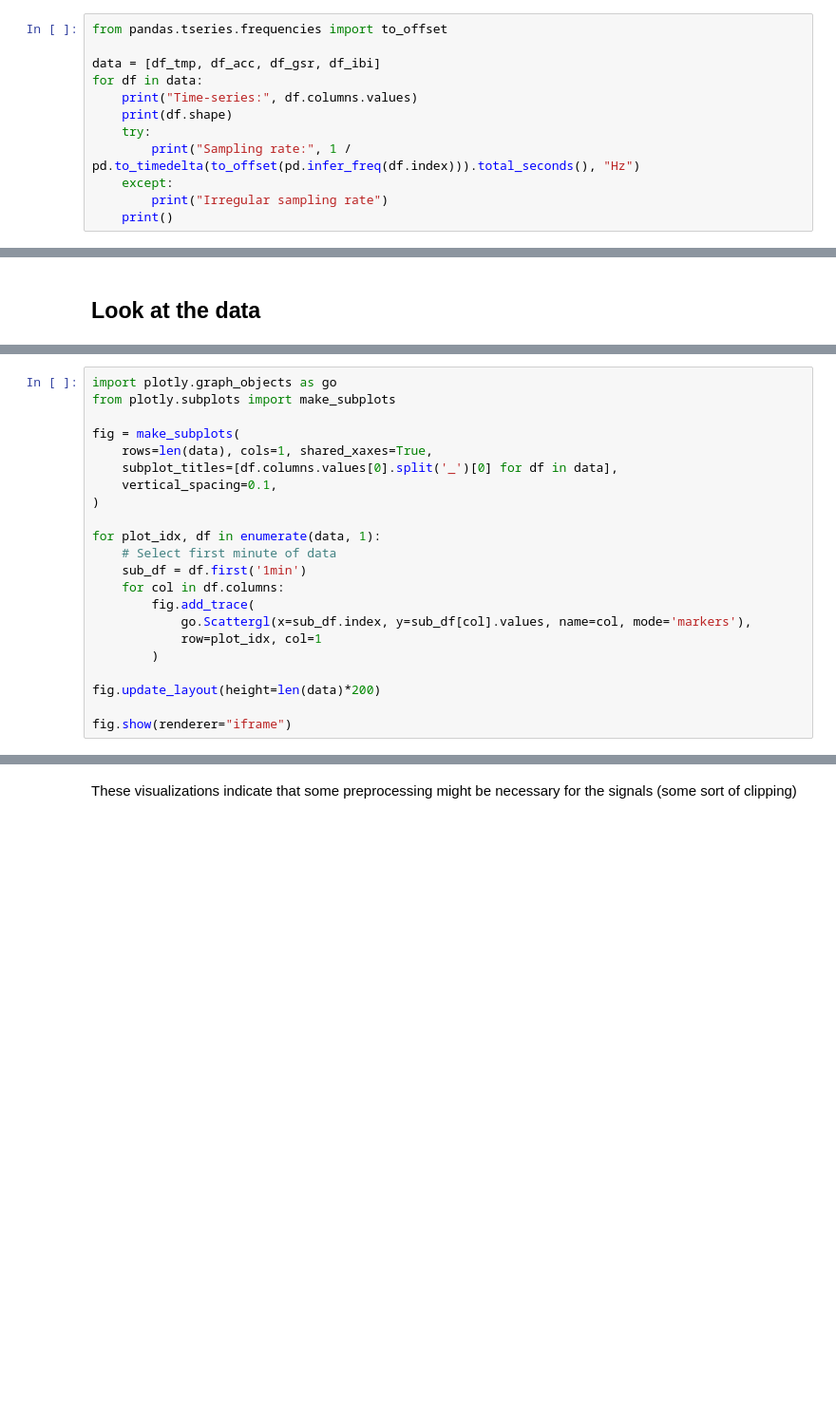
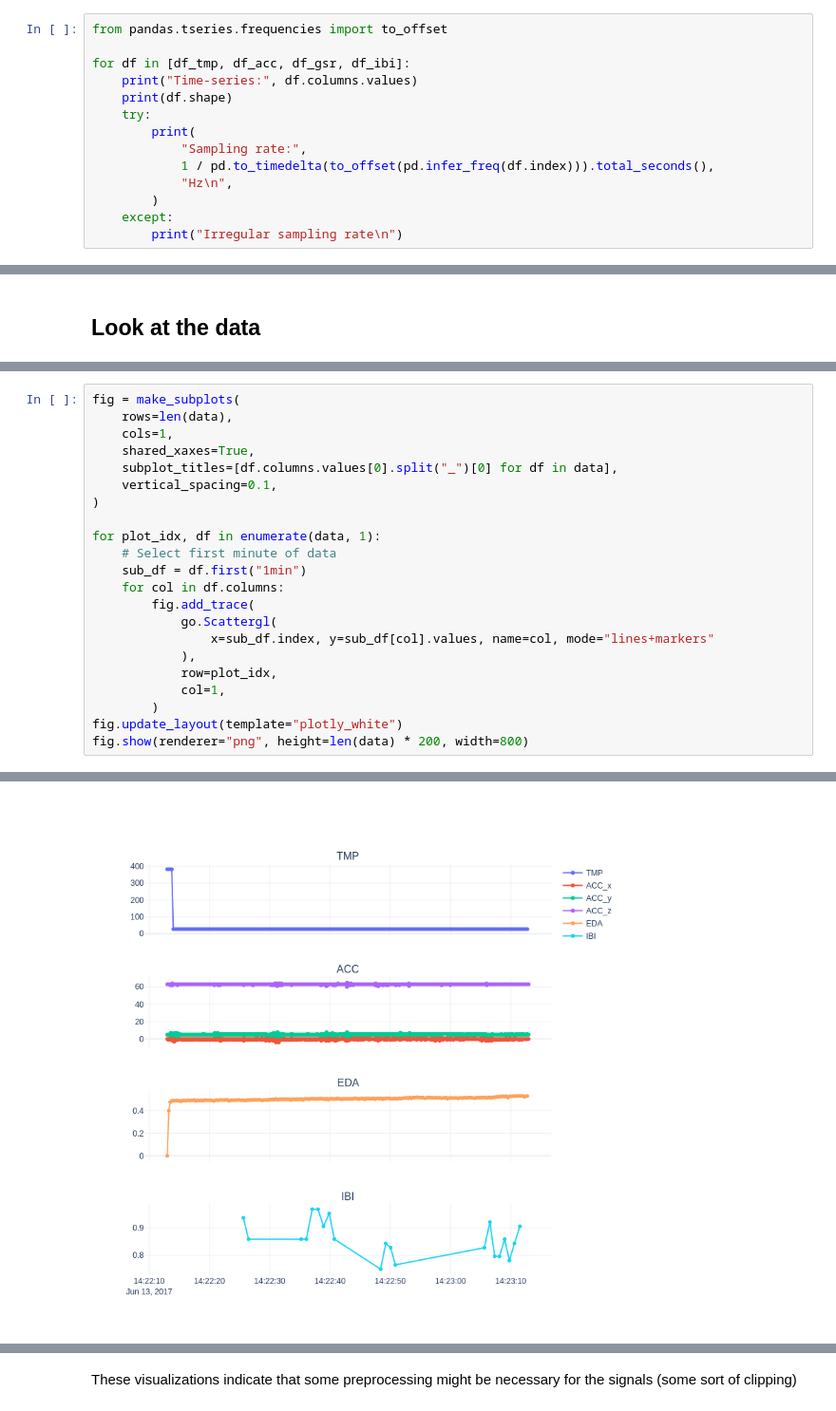
Before and after one commit to predict-idlab/tsflex, a Jupyter notebook: examples/antropy_integration.ipynb, the cells around one changed output, grey strips where cells are left out. Shown at 95% size. Saved outputs shown, nothing was run; the diff lists cells and outputs as text; blank space fills up the shorter version.

```diff
--- a/examples/antropy_integration.ipynb
+++ b/examples/antropy_integration.ipynb
@@ -15,15 +20,17 @@ df_tmp, df_acc, df_gsr, df_ibi = load_empatica_data(["tmp", "acc", "gsr", "ibi"]
 # %%
 from pandas.tseries.frequencies import to_offset
 
-data = [df_tmp, df_acc, df_gsr, df_ibi]
-for df in data:
+for df in [df_tmp, df_acc, df_gsr, df_ibi]:
     print("Time-series:", df.columns.values)
     print(df.shape)
     try:
-        print("Sampling rate:", 1 / pd.to_timedelta(to_offset(pd.infer_freq(df.index))).total_seconds(), "Hz")
+        print(
+            "Sampling rate:",
+            1 / pd.to_timedelta(to_offset(pd.infer_freq(df.index))).total_seconds(),
+            "Hz\n",
+        )
     except:
-        print("Irregular sampling rate")
-    print()
+        print("Irregular sampling rate\n")
 # %% [output]
 Time-series: ['TMP']
 (30200, 1)
@@ -45,23 +56,23 @@ Irregular sampling rate
 # %%
-import plotly.graph_objects as go
-from plotly.subplots import make_subplots
-
 fig = make_subplots(
-    rows=len(data), cols=1, shared_xaxes=True,
-    subplot_titles=[df.columns.values[0].split('_')[0] for df in data],
+    rows=len(data),
+    cols=1,
+    shared_xaxes=True,
+    subplot_titles=[df.columns.values[0].split("_")[0] for df in data],
     vertical_spacing=0.1,
 )
 
 for plot_idx, df in enumerate(data, 1):
     # Select first minute of data
-    sub_df = df.first('1min')
+    sub_df = df.first("1min")
     for col in df.columns:
         fig.add_trace(
-            go.Scattergl(x=sub_df.index, y=sub_df[col].values, name=col, mode='markers'),
-            row=plot_idx, col=1
+            go.Scattergl(
+                x=sub_df.index, y=sub_df[col].values, name=col, mode="lines+markers"
+            ),
+            row=plot_idx,
+            col=1,
         )
-
-fig.update_layout(height=len(data)*200)
-
-fig.show(renderer="iframe")
+fig.update_layout(template="plotly_white")
+fig.show(renderer="png", height=len(data) * 200, width=800)
 # %% [output]
@@ -69,3 +79,4 @@ fig.show(renderer="iframe")
+[figure, added]
 # %%
 import matplotlib.pyplot as plt
 
```
Also changed, not shown: parts of 22 cells of this notebook.
